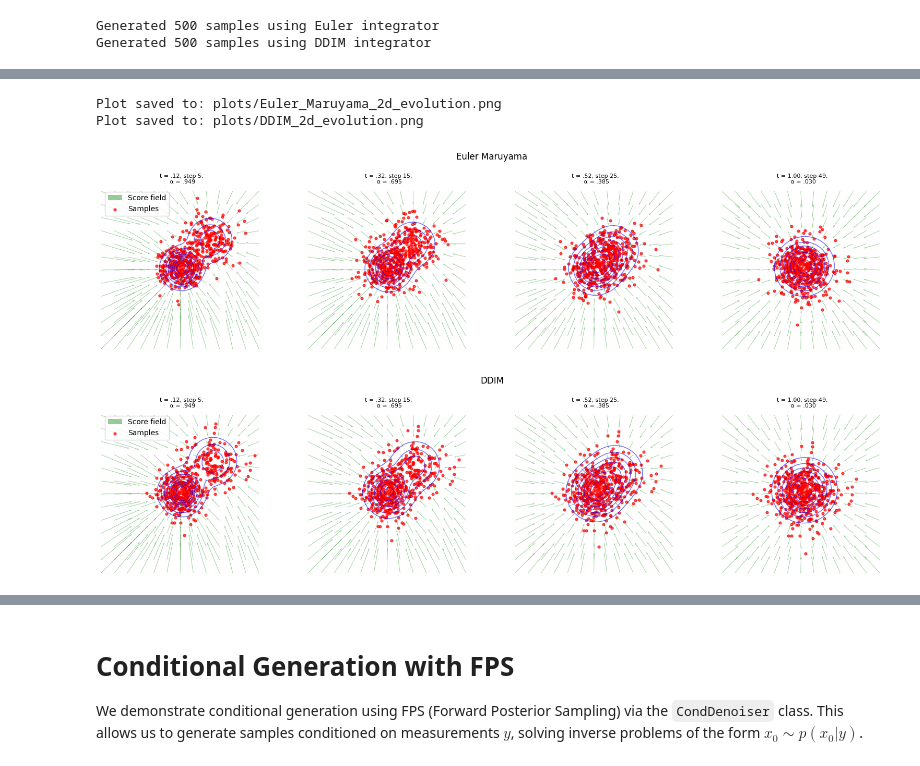
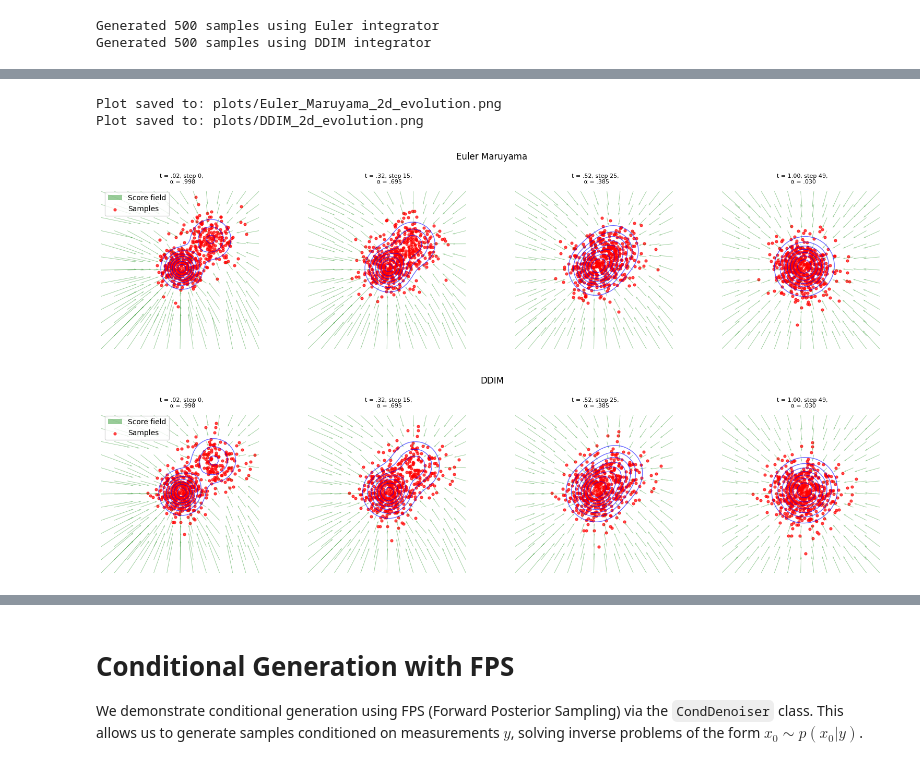
Before and after one commit to jcopo/diffuse, a Jupyter notebook: docs/diffusion_tutorial.ipynb, the cells around one changed output, grey strips where cells are left out. Cells and saved outputs as stored; diff of their text form; code cells hidden in the pictures.

```diff
--- a/docs/diffusion_tutorial.ipynb
+++ b/docs/diffusion_tutorial.ipynb
@@ -326,13 +321,13 @@ True mixture mean: [0.721, 0.720]
 # %%
 # add plots here
-from examples.gaussian_mixtures.plotting import display_2d_trajectories_at_times
+from diffuse.examples.gaussian_mixtures.plotting import display_2d_trajectories_at_times
 
-display_2d_trajectories_at_times(euler_hist[::-1], timer, n_steps, [0.1, 0.3, .5, 0.99], pdf, sde=sde, score=unconditional_score, title="Euler Maruyama")
-display_2d_trajectories_at_times(ddim_hist[::-1], timer, n_steps, [0.1, 0.3, .5, 0.99], pdf, sde=sde, score=unconditional_score, title="DDIM")
+display_2d_trajectories_at_times(euler_hist[::-1], timer, n_steps, [0., 0.3, .5, 0.99], pdf, sde=sde, score=unconditional_score, title="Euler Maruyama")
+display_2d_trajectories_at_times(ddim_hist[::-1], timer, n_steps, [0., 0.3, .5, 0.99], pdf, sde=sde, score=unconditional_score, title="DDIM")
 # %% [output]
 Plot saved to: plots/Euler_Maruyama_2d_evolution.png
 Plot saved to: plots/DDIM_2d_evolution.png
-[figure, old version]
+[figure, new version]
 [figure]
 # %%
 # add plots here
```
Also changed, not shown: parts of 11 cells of this notebook, 1 other file.
